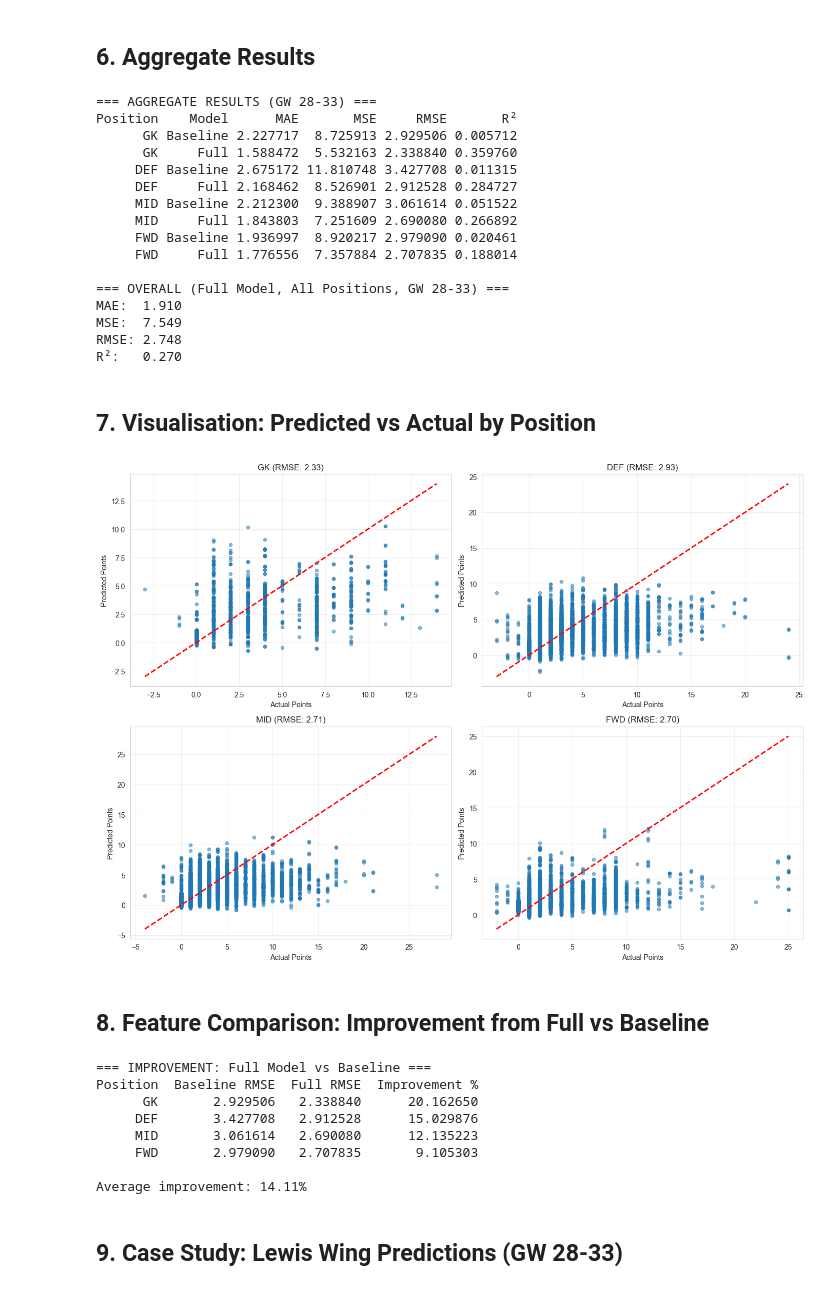
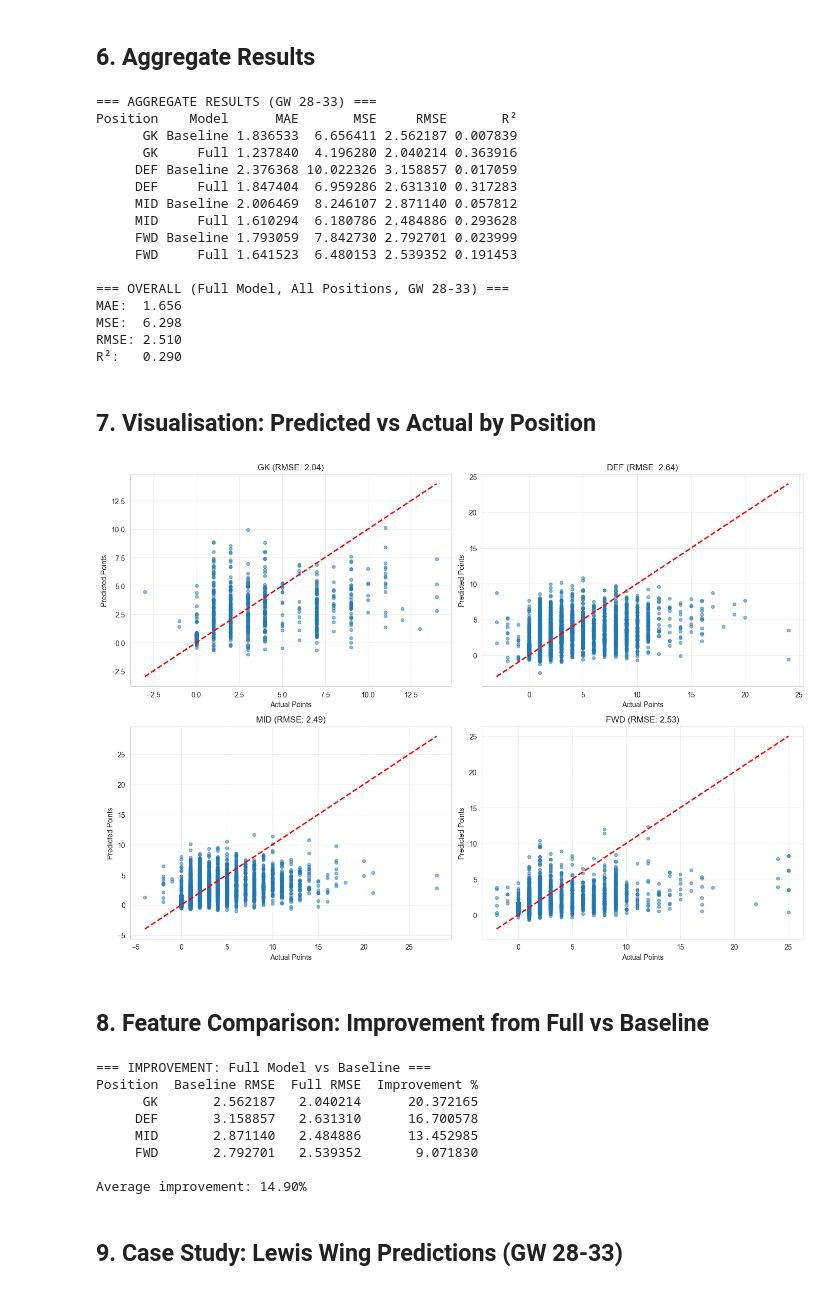
Before and after one commit to JackD141/efl-site, a Jupyter notebook: ml/predict_points.ipynb, the cells around one changed output. Drawn from its saved outputs; the diff is of its cells as text; code cells hidden in the pictures.

```diff
--- a/ml/predict_points.ipynb
+++ b/ml/predict_points.ipynb
@@ -74,39 +74,40 @@ For each player at gameweek N:
 # Create a featured-games-only view for rolling calculations
 df_featured = df[df['minutes_played'] > 0].copy()
 
-# For each player, compute cumulative mean (season avg) — using shift to avoid leakage
-df['avg_pts_season'] = (
-    df.groupby('player_id')['points']
+# For avg_pts_season, calculate only on featured games (where player actually played)
+# This avoids dragging down the average with 0-point games where player didn't feature
+df_featured['avg_pts_season'] = (
+    df_featured.groupby('player_id')['points']
     .shift(1)  # Exclude current game
     .expanding(min_periods=1)
     .mean()
     .values
 )
 
-# For last-6 avg, compute on featured games only, then merge back
-# Strategy: for featured games, compute rolling mean of last 6, then merge to all rows
-avg_pts_last_6_series = (
+# For last-10 avg, compute rolling mean of last 10 featured games
+avg_pts_last_10_series = (
     df_featured.groupby('player_id')['points']
     .shift(1)
-    .rolling(window=6, min_periods=1)
+    .rolling(window=10, min_periods=1)
     .mean()
 )
 
 # Add to df_featured before merging
-df_featured['avg_pts_last_6'] = avg_pts_last_6_series.values
+df_featured['avg_pts_last_10'] = avg_pts_last_10_series.values
 
 # Merge back to main dataframe — include opponent_id to avoid cartesian product with multiple games per gameweek
 df = df.merge(
-    df_featured[['player_id', 'gameweek', 'opponent_id', 'avg_pts_last_6']],
+    df_featured[['player_id', 'gameweek', 'opponent_id', 'avg_pts_season', 'avg_pts_last_10']],
     on=['player_id', 'gameweek', 'opponent_id'],
     how='left'
 )
 
-# For non-featured games, use season avg for last_6 (fallback)
-df['avg_pts_last_6'] = df['avg_pts_last_6'].fillna(df['avg_pts_season'])
+# For non-featured games, forward-fill season avg (carry previous value), use season avg for last_10 as fallback
+df['avg_pts_season'] = df.groupby('player_id')['avg_pts_season'].fillna(method='ffill').fillna(0)
+df['avg_pts_last_10'] = df['avg_pts_last_10'].fillna(df['avg_pts_season'])
 
 print(f'\nSample rows with rolling features:')
-print(df[['player_id', 'gameweek', 'position', 'points', 'avg_pts_season', 'avg_pts_last_6', 'fixture_difficulty', 'is_home']].head(15))
+print(df[['player_id', 'gameweek', 'position', 'points', 'avg_pts_season', 'avg_pts_last_10', 'fixture_difficulty', 'is_home']].head(15))
 # %% [markdown]
 ## 3. Encode Categorical Features
 # %%
@@ -136,7 +137,7 @@ Encoded features:
 ## 4. Filter to GW 20+ (ensure sufficient history)
 # %%
 df_train = df[df['gameweek'] >= 20].copy()
-df_train = df_train.dropna(subset=['avg_pts_season', 'avg_pts_last_6'])
+df_train = df_train.dropna(subset=['avg_pts_season', 'avg_pts_last_10'])
 
 print(f'Rows with GW >= 20: {len(df_train):,}')
 print(f'Gameweeks: {df_train["gameweek"].min()}-{df_train["gameweek"].max()}')
@@ -174,11 +175,11 @@ for position in positions:
             continue
 
         # Features
-        X_train_full = train_data[['avg_pts_season', 'avg_pts_last_6', 'fixture_difficulty_encoded', 'is_home_binary']]
+        X_train_full = train_data[['avg_pts_season', 'avg_pts_last_10', 'fixture_difficulty_encoded', 'is_home_binary']]
         X_train_base = train_data[['avg_pts_season']]
         y_train = train_data['points']
 
-        X_test_full = test_data[['avg_pts_season', 'avg_pts_last_6', 'fixture_difficulty_encoded', 'is_home_binary']]
+        X_test_full = test_data[['avg_pts_season', 'avg_pts_last_10', 'fixture_difficulty_encoded', 'is_home_binary']]
         X_test_base = test_data[['avg_pts_season']]
         y_test = test_data['points']
 
@@ -280,20 +281,20 @@ print(f'R²:   {r2_all:.3f}')
 # %% [output]
 === AGGREGATE RESULTS (GW 28-33) ===
 Position    Model      MAE       MSE     RMSE       R²
-      GK Baseline 2.227717  8.725913 2.929506 0.005712
-      GK     Full 1.588472  5.532163 2.338840 0.359760
-     DEF Baseline 2.675172 11.810748 3.427708 0.011315
-     DEF     Full 2.168462  8.526901 2.912528 0.284727
-     MID Baseline 2.212300  9.388907 3.061614 0.051522
-     MID     Full 1.843803  7.251609 2.690080 0.266892
-     FWD Baseline 1.936997  8.920217 2.979090 0.020461
-     FWD     Full 1.776556  7.357884 2.707835 0.188014
+      GK Baseline 1.836533  6.656411 2.562187 0.007839
+      GK     Full 1.237840  4.196280 2.040214 0.363916
+     DEF Baseline 2.376368 10.022326 3.158857 0.017059
+     DEF     Full 1.847404  6.959286 2.631310 0.317283
+     MID Baseline 2.006469  8.246107 2.871140 0.057812
+     MID     Full 1.610294  6.180786 2.484886 0.293628
+     FWD Baseline 1.793059  7.842730 2.792701 0.023999
+     FWD     Full 1.641523  6.480153 2.539352 0.191453
 
 === OVERALL (Full Model, All Positions, GW 28-33) ===
-MAE:  1.910
-MSE:  7.549
-RMSE: 2.748
-R²:   0.270
+MAE:  1.656
+MSE:  6.298
+RMSE: 2.510
+R²:   0.290
 # %% [markdown]
 ## 7. Visualisation: Predicted vs Actual by Position
 # %%
@@ -311,36 +312,36 @@ for idx, position in enumerate(positions):
 
         if len(train_data) == 0 or len(test_data) == 0:
             continue
 
-        X_train = train_data[['avg_pts_season', 'avg_pts_last_6', 'fixture_difficulty_encoded', 'is_home_binary']]
+        X_train = train_data[['avg_pts_season', 'avg_pts_last_10', 'fixture_difficulty_encoded', 'is_home_binary']]
         y_train = train_data['points']
-        X_test = test_data[['avg_pts_season', 'avg_pts_last_6', 'fixture_difficulty_encoded', 'is_home_binary']]
+        X_test = test_data[['avg_pts_season', 'avg_pts_last_10', 'fixture_difficulty_encoded', 'is_home_binary']]
         y_test = test_data['points']
 
         model = LinearRegression().fit(X_train, y_train)
         y_pred = model.predict(X_test)
 
         position_preds.extend(y_pred)
         position_acts.extend(y_test.values)
 
     if len(position_preds) == 0:
         continue
 
     position_preds = np.array(position_preds)
     position_acts = np.array(position_acts)
 
     ax = axes[idx]
     ax.scatter(position_acts, position_preds, alpha=0.5, s=20)
     ax.plot([position_acts.min(), position_acts.max()], [position_acts.min(), position_acts.max()], 'r--', lw=2)
     ax.set_xlabel('Actual Points')
     ax.set_ylabel('Predicted Points')
     ax.set_title(f'{position} (RMSE: {np.sqrt(mean_squared_error(position_acts, position_preds)):.2f})')
     ax.grid(True, alpha=0.3)
 
 plt.tight_layout()
 plt.show()
 # %% [output]
-[figure, old version]
+[figure, new version]
 # %% [markdown]
 ## 8. Feature Comparison: Improvement from Full vs Baseline
 # %%
@@ -372,12 +373,12 @@ print(f'\nAverage improvement: {comparison_df["Improvement %"].mean():.2f}%')
 # %% [output]
 === IMPROVEMENT: Full Model vs Baseline ===
 Position  Baseline RMSE  Full RMSE  Improvement %
-      GK       2.929506   2.338840      20.162650
-     DEF       3.427708   2.912528      15.029876
-     MID       3.061614   2.690080      12.135223
-     FWD       2.979090   2.707835       9.105303
+      GK       2.562187   2.040214      20.372165
+     DEF       3.158857   2.631310      16.700578
+     MID       2.871140   2.484886      13.452985
+     FWD       2.792701   2.539352       9.071830
 
-Average improvement: 14.11%
+Average improvement: 14.90%
 # %% [markdown]
 ## 9. Case Study: Lewis Wing Predictions (GW 28-33)
 # %% [markdown]
```
Also changed, not shown: parts of 8 cells of this notebook.
